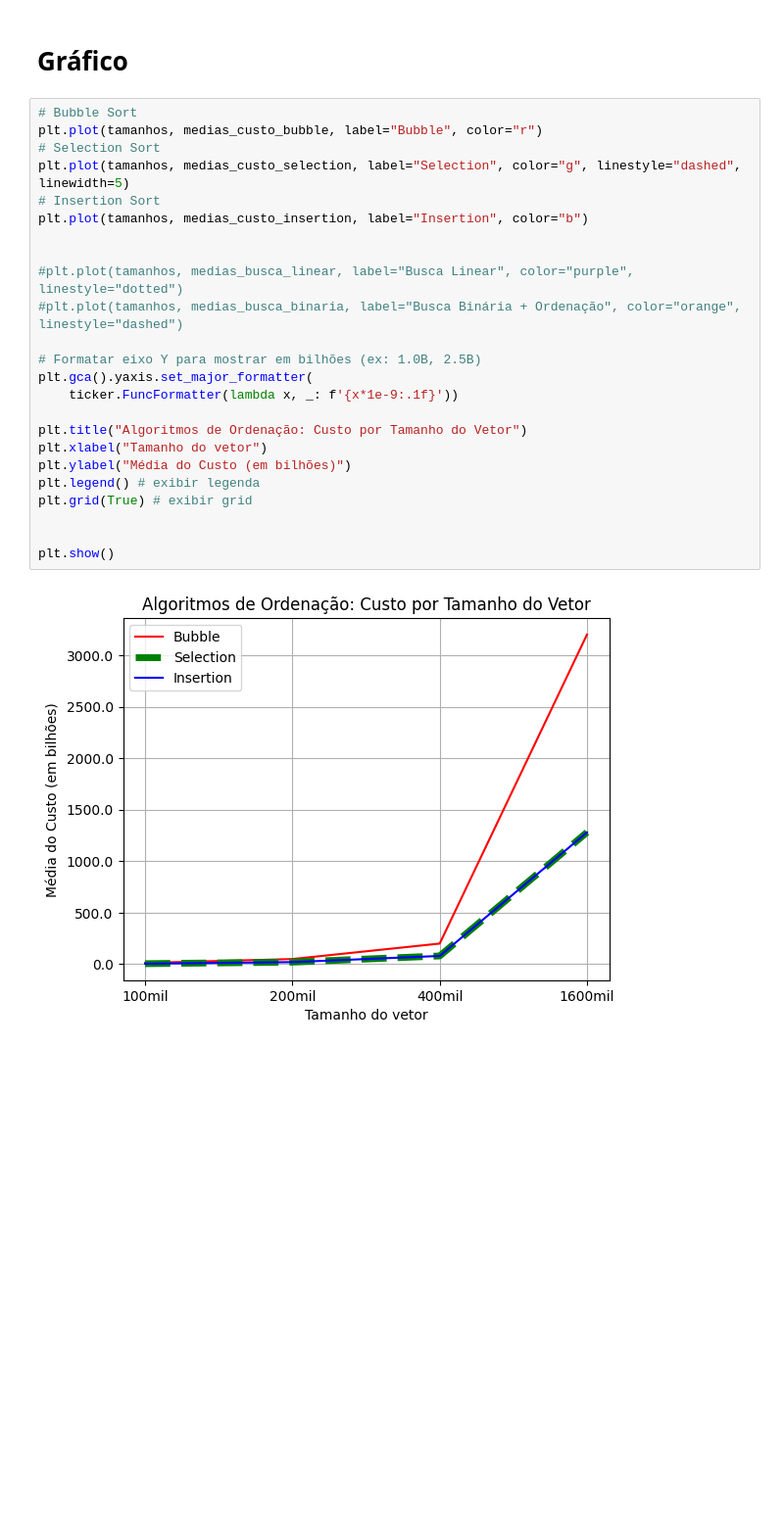
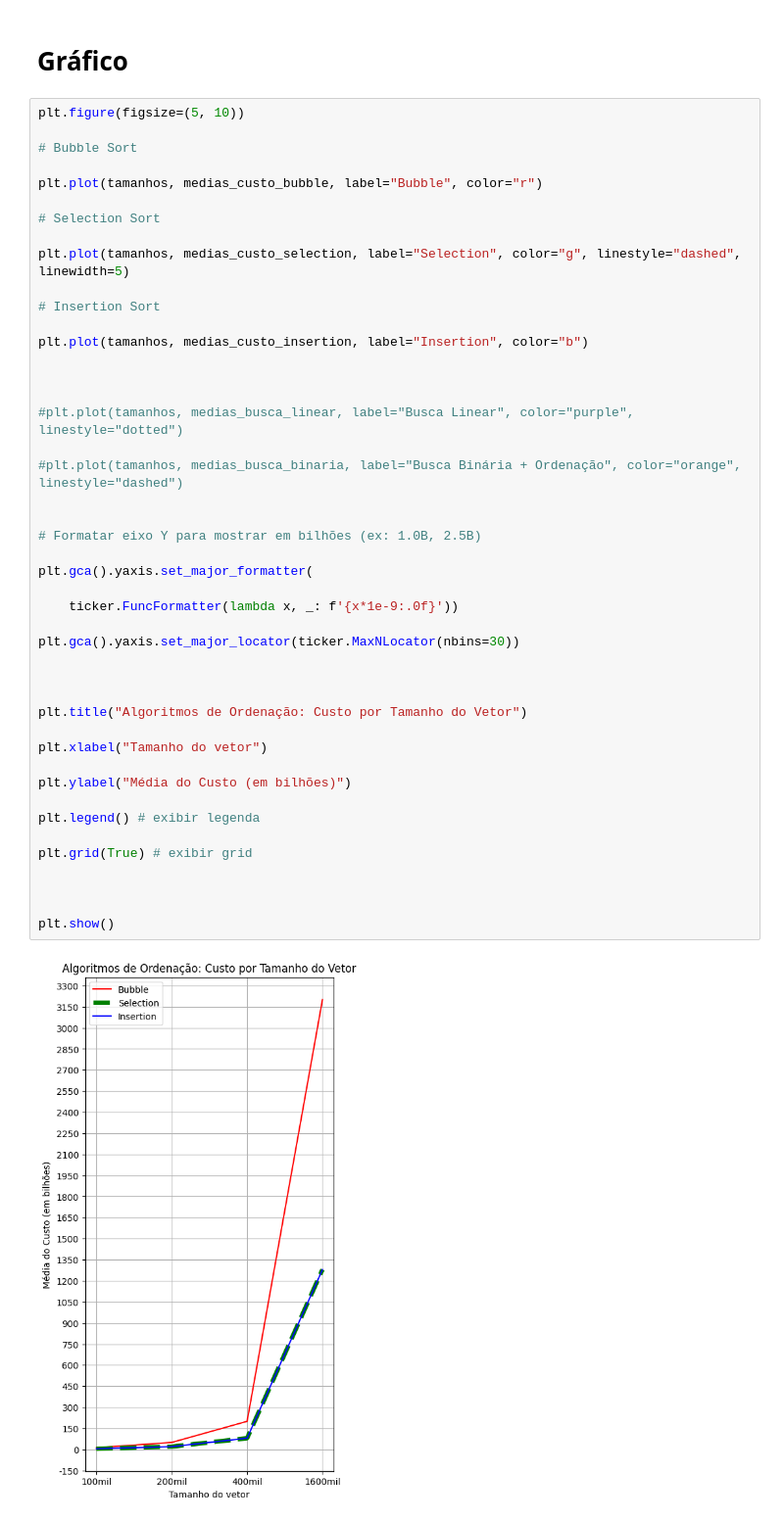
Before and after one commit to PI-Ciencia-da-computacao/comparacao-algoritmos, a Jupyter notebook: resultados/Gráficos.ipynb, the cells around one changed output. Shown: that part at 98% size. Drawn from its saved outputs; the diff is of its cells as text; blank space fills up the shorter version.

```diff
--- a/resultados/Gráficos.ipynb
+++ b/resultados/Gráficos.ipynb
@@ -142,28 +142,49 @@ Média Busca Binária: 1279819355247.8
 # %% [markdown]
 # Gráfico
 # %%
+plt.figure(figsize=(5, 10))
+
 # Bubble Sort
+
 plt.plot(tamanhos, medias_custo_bubble, label="Bubble", color="r")
+
 # Selection Sort
+
 plt.plot(tamanhos, medias_custo_selection, label="Selection", color="g", linestyle="dashed", linewidth=5)
+
 # Insertion Sort
+
 plt.plot(tamanhos, medias_custo_insertion, label="Insertion", color="b")
 
 
+
 #plt.plot(tamanhos, medias_busca_linear, label="Busca Linear", color="purple", linestyle="dotted")
+
 #plt.plot(tamanhos, medias_busca_binaria, label="Busca Binária + Ordenação", color="orange", linestyle="dashed")
 
+
 # Formatar eixo Y para mostrar em bilhões (ex: 1.0B, 2.5B)
+
 plt.gca().yaxis.set_major_formatter(
-    ticker.FuncFormatter(lambda x, _: f'{x*1e-9:.1f}'))
+
+    ticker.FuncFormatter(lambda x, _: f'{x*1e-9:.0f}'))
+
+plt.gca().yaxis.set_major_locator(ticker.MaxNLocator(nbins=30))
+
+
 
 plt.title("Algoritmos de Ordenação: Custo por Tamanho do Vetor")
+
 plt.xlabel("Tamanho do vetor")
+
 plt.ylabel("Média do Custo (em bilhões)")
+
 plt.legend() # exibir legenda
+
 plt.grid(True) # exibir grid
 
 
+
 plt.show()
 # %% [output]
-[figure, old version]
+[figure, new version]
```
